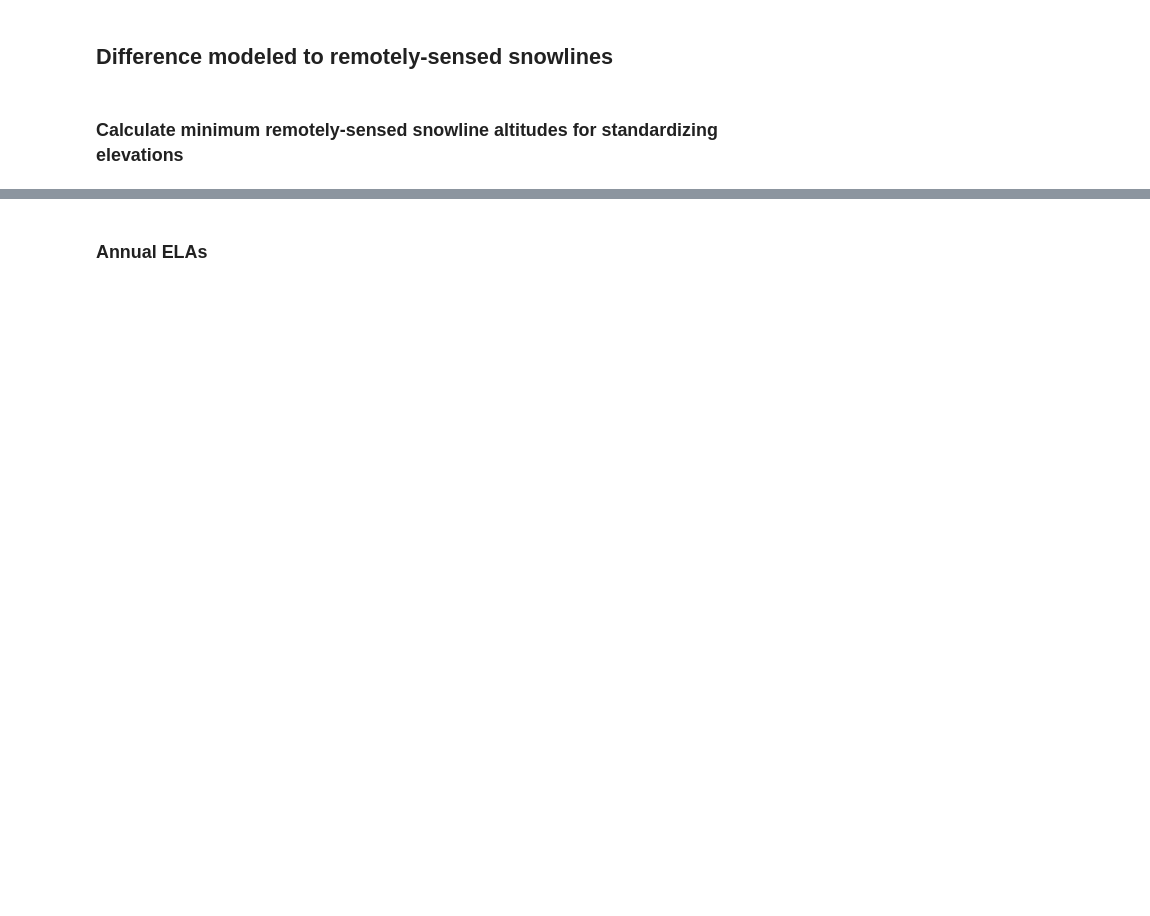
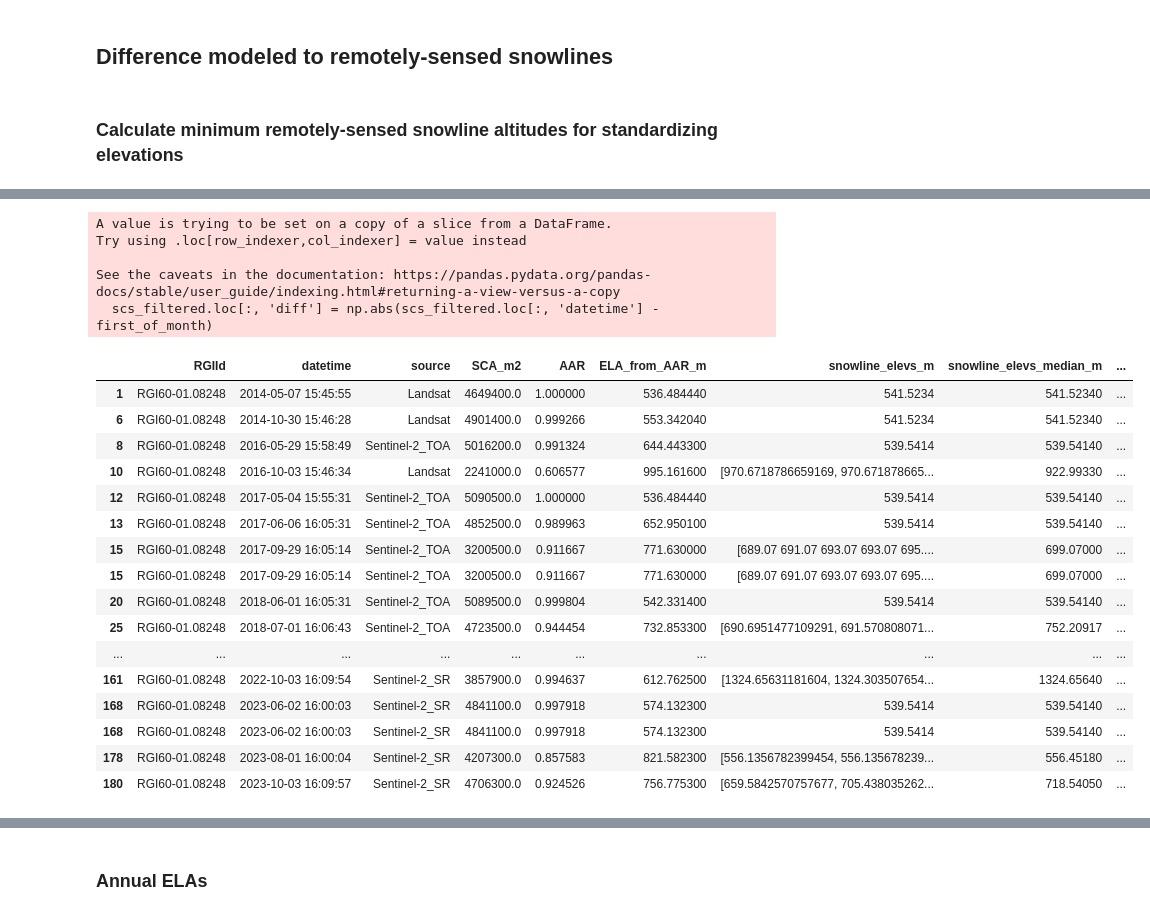
Before and after one commit to RaineyAbe/snow-cover-mapping-application, a Jupyter notebook: notebooks/5_modeled_snowlines.ipynb, the cells around one changed output, grey strips where cells are left out. Cells and saved outputs as stored; diff of their text form; code cells hidden in the pictures; blank space fills up the shorter version.

```diff
--- a/notebooks/5_modeled_snowlines.ipynb
+++ b/notebooks/5_modeled_snowlines.ipynb
@@ -121,5 +133,4 @@ mod_slas_monthly
 # %%
-# -----Annual ELAs
 mod_elas_annual_fn = os.path.join(scm_path, 'analysis', 'annual_ELAs_modeled.csv')
 if os.path.exists(mod_elas_annual_fn):
     mod_elas_annual = pd.read_csv(mod_elas_annual_fn)
@@ -127,12 +138,12 @@ if os.path.exists(mod_elas_annual_fn):
     print('Modeled annual ELAs loaded from file.')
 else:
     # Add Year column
-    mod_elas_monthly['Year'] = pd.DatetimeIndex(mod_elas_monthly['Date']).year
+    mod_slas_monthly['Year'] = pd.DatetimeIndex(mod_slas_monthly['Date']).year
     # Identify the row of maximum ELA for each site and each year
-    Imax = mod_elas_monthly.groupby(by=['RGIId', 'Year'])['ELA_m'].idxmax().values
-    mod_elas_annual = mod_elas_monthly.iloc[Imax].reset_index(drop=True)
+    Imax = mod_slas_monthly.groupby(by=['RGIId', 'Year'])['ELA_m'].idxmax().values
+    mod_elas_annual = mod_slas_monthly.iloc[Imax].reset_index(drop=True)
     # Reorder columns
-    mod_elas_monthly = mod_elas_monthly[['RGIId', 'Date', 'Year', 'ELA_m',
+    mod_elas_monthly = mod_slas_monthly[['RGIId', 'Date', 'Year', 'ELA_m',
                                          'cumulative_positive_degree_days',
                                          'cumulative_snowfall_sum']]
     # Save to file
@@ -148,15 +293,14 @@ mod_elas_annual
 # Define output file name
 min_obs_sla_fn = os.path.join(scm_path, 'analysis', 'minimum_remotely-sensed_snowline_altitudes.csv')
 if not os.path.exists(min_obs_sla_fn):
+    # load AOIs
+    aois = gpd.read_file(aois_fn)
     min_obs_sla = pd.DataFrame()
     # Iterate over sites
-    for rgi_id in tqdm(obs_elas_monthly['RGIId'].drop_duplicates().values):
+    for rgi_id in tqdm(aois['RGIId'].drop_duplicates().values):
         # Load snowlines
-        scs = pd.DataFrame()
-        sc_fns = sorted(glob.glob(os.path.join(scm_path, 'study-sites', rgi_id, 'imagery', 'snowlines', '*.csv')))
-        for fn in sc_fns:
-            sc = pd.read_csv(fn)
-            scs = pd.concat([scs, sc], axis=0)
+        scs_fn = os.path.join(scm_path, 'study-sites', rgi_id, f'{rgi_id}_snow_cover_stats.csv')
+        scs = pd.read_csv(scs_fn)
         # Remove any wonky values
         scs.loc[np.abs(scs['ELA_from_AAR_m']) > 1e10] = np.nan
         # Get minimum snowline altitude
@@ -229,0 +397,42 @@ print(f'MAD diff = {MAD((slas_monthly_merged["ELA_obs-mod_m"]).values, nan_polic
+# %%
+scs_fn = os.path.join(scm_path, 'study-sites', rgi_id, f'{rgi_id}_snow_cover_stats.csv')
+scs = pd.read_csv(scs_fn)
+scs['datetime'] = pd.to_datetime(scs['datetime'], format='mixed')
+scs['Year'] = scs['datetime'].dt.year
+scs['Month'] = scs['datetime'].dt.month
+scs['Day'] = scs['datetime'].dt.day
+# Filter data to within one week of the first of each month
+scs_filtered = scs[(scs['Day'] >= 25) | (scs['Day'] <= 7)]
+# Function to identify the row closest to the first of each month
+Imonths = []
+for year, month in scs_filtered[['Year', 'Month']].drop_duplicates().values:
+    first_of_month = pd.Timestamp(year=year, month=month, day=1)
+    # identify closest observation to this date
+    scs_filtered.loc[:, 'diff'] = np.abs(scs_filtered.loc[:, 'datetime'] - first_of_month)
+    Imonths.append(scs_filtered['diff'].idxmin())
+
+scs_monthly = scs.iloc[Imonths]
+scs_monthly
+# %% [output]
+A value is trying to be set on a copy of a slice from a DataFrame.
+Try using .loc[row_indexer,col_indexer] = value instead
+
+See the caveats in the documentation: https://pandas.pydata.org/pandas-docs/stable/user_guide/indexing.html#returning-a-view-versus-a-copy
+  scs_filtered.loc[:, 'diff'] = np.abs(scs_filtered.loc[:, 'datetime'] - first_of_month)
+|  | RGIId | datetime | source | SCA_m2 | AAR | ELA_from_AAR_m | snowline_elevs_m | snowline_elevs_median_m | ... |
+| 1 | RGI60-01.08248 | 2014-05-07 15:45:55 | Landsat | 4649400.0 | 1.000000 | 536.484440 | 541.5234 | 541.52340 | ... |
+| 6 | RGI60-01.08248 | 2014-10-30 15:46:28 | Landsat | 4901400.0 | 0.999266 | 553.342040 | 541.5234 | 541.52340 | ... |
+| 8 | RGI60-01.08248 | 2016-05-29 15:58:49 | Sentinel-2_TOA | 5016200.0 | 0.991324 | 644.443300 | 539.5414 | 539.54140 | ... |
+| 10 | RGI60-01.08248 | 2016-10-03 15:46:34 | Landsat | 2241000.0 | 0.606577 | 995.161600 | [970.6718786659169, 970.671878665... | 922.99330 | ... |
+| 12 | RGI60-01.08248 | 2017-05-04 15:55:31 | Sentinel-2_TOA | 5090500.0 | 1.000000 | 536.484440 | 539.5414 | 539.54140 | ... |
+| 13 | RGI60-01.08248 | 2017-06-06 16:05:31 | Sentinel-2_TOA | 4852500.0 | 0.989963 | 652.950100 | 539.5414 | 539.54140 | ... |
+| 15 | RGI60-01.08248 | 2017-09-29 16:05:14 | Sentinel-2_TOA | 3200500.0 | 0.911667 | 771.630000 | [689.07 691.07 693.07 693.07 695.... | 699.07000 | ... |
+| 15 | RGI60-01.08248 | 2017-09-29 16:05:14 | Sentinel-2_TOA | 3200500.0 | 0.911667 | 771.630000 | [689.07 691.07 693.07 693.07 695.... | 699.07000 | ... |
+| 20 | RGI60-01.08248 | 2018-06-01 16:05:31 | Sentinel-2_TOA | 5089500.0 | 0.999804 | 542.331400 | 539.5414 | 539.54140 | ... |
+| 25 | RGI60-01.08248 | 2018-07-01 16:06:43 | Sentinel-2_TOA | 4723500.0 | 0.944454 | 732.853300 | [690.6951477109291, 691.570808071... | 752.20917 | ... |
+| ... | ... | ... | ... | ... | ... | ... | ... | ... | ... |
+| 161 | RGI60-01.08248 | 2022-10-03 16:09:54 | Sentinel-2_SR | 3857900.0 | 0.994637 | 612.762500 | [1324.65631181604, 1324.303507654... | 1324.65640 | ... |
+| 168 | RGI60-01.08248 | 2023-06-02 16:00:03 | Sentinel-2_SR | 4841100.0 | 0.997918 | 574.132300 | 539.5414 | 539.54140 | ... |
+| 168 | RGI60-01.08248 | 2023-06-02 16:00:03 | Sentinel-2_SR | 4841100.0 | 0.997918 | 574.132300 | 539.5414 | 539.54140 | ... |
+| 178 | RGI60-01.08248 | 2023-08-01 16:00:04 | Sentinel-2_SR | 4207300.0 | 0.857583 | 821.582300 | [556.1356782399454, 556.135678239... | 556.45180 | ... |
+| 180 | RGI60-01.08248 | 2023-10-03 16:09:57 | Sentinel-2_SR | 4706300.0 | 0.924526 | 756.775300 | [659.5842570757677, 705.438035262... | 718.54050 | ... |
```
Also changed, not shown: parts of 17 cells of this notebook, 2 other files.
